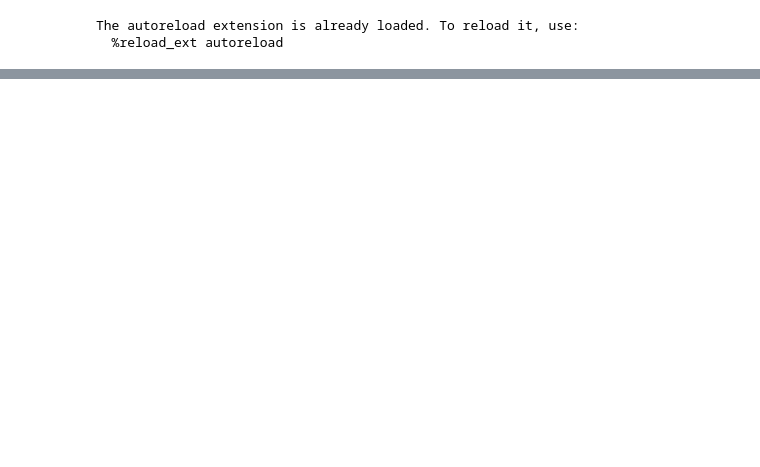
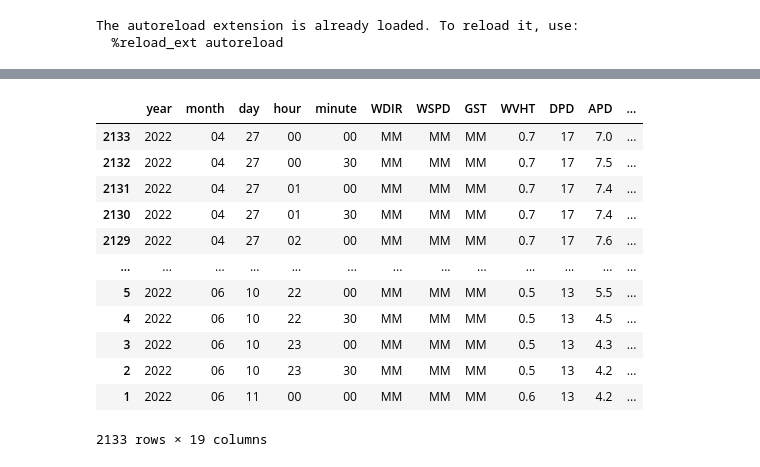
Before and after one commit to DanielCaoSilva/GaussProcesses, a Jupyter notebook: realTimeRegressionV1.ipynb, the cells around one changed output, grey strips where cells are left out. Cells and saved outputs as stored; diff of their text form; code cells hidden in the pictures; blank space fills up the shorter version.

```diff
--- a/realTimeRegressionV1.ipynb
+++ b/realTimeRegressionV1.ipynb
@@ -61,0 +61,20 @@ train_x = torch.tensor(df.iloc[1:-1,9].values.astype(np.float32))
+# %%
+df.rename(columns={"#YY": "year",
+                   "MM": "month",
+                   "DD": "day",
+                   "hh": "hour",
+                   "mm": "minute"})
+# %% [output]
+|  | year | month | day | hour | minute | WDIR | WSPD | GST | WVHT | DPD | APD | ... |
+| 2133 | 2022 | 04 | 27 | 00 | 00 | MM | MM | MM | 0.7 | 17 | 7.0 | ... |
+| 2132 | 2022 | 04 | 27 | 00 | 30 | MM | MM | MM | 0.7 | 17 | 7.5 | ... |
+| 2131 | 2022 | 04 | 27 | 01 | 00 | MM | MM | MM | 0.7 | 17 | 7.4 | ... |
+| 2130 | 2022 | 04 | 27 | 01 | 30 | MM | MM | MM | 0.7 | 17 | 7.4 | ... |
+| 2129 | 2022 | 04 | 27 | 02 | 00 | MM | MM | MM | 0.7 | 17 | 7.6 | ... |
+| ... | ... | ... | ... | ... | ... | ... | ... | ... | ... | ... | ... | ... |
+| 5 | 2022 | 06 | 10 | 22 | 00 | MM | MM | MM | 0.5 | 13 | 5.5 | ... |
+| 4 | 2022 | 06 | 10 | 22 | 30 | MM | MM | MM | 0.5 | 13 | 4.5 | ... |
+| 3 | 2022 | 06 | 10 | 23 | 00 | MM | MM | MM | 0.5 | 13 | 4.3 | ... |
+| 2 | 2022 | 06 | 10 | 23 | 30 | MM | MM | MM | 0.5 | 13 | 4.2 | ... |
+| 1 | 2022 | 06 | 11 | 00 | 00 | MM | MM | MM | 0.6 | 13 | 4.2 | ... |
+2133 rows × 19 columns
```
Also changed, not shown: parts of 16 cells of this notebook, 1 other file.
